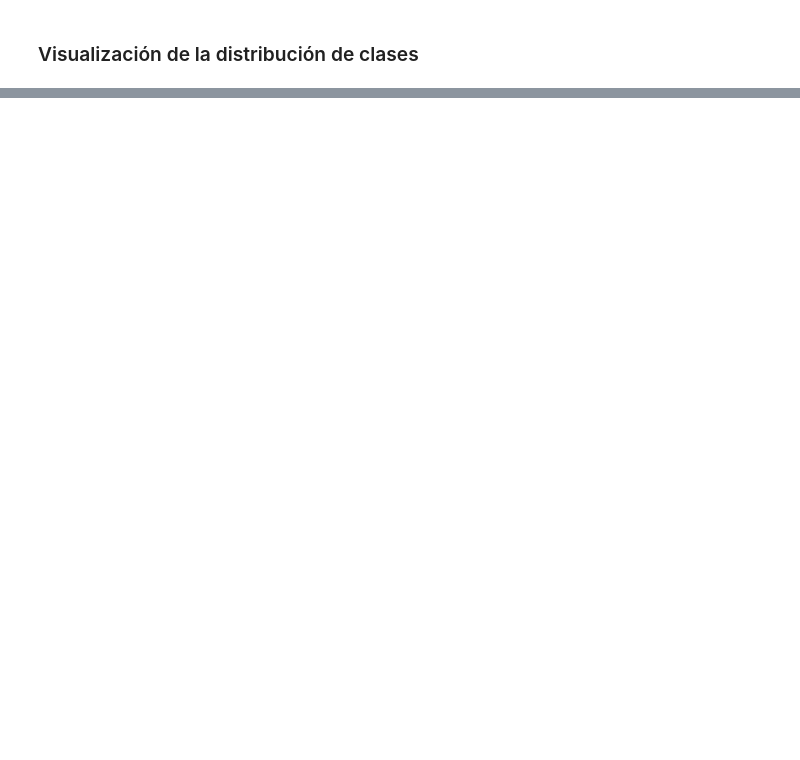
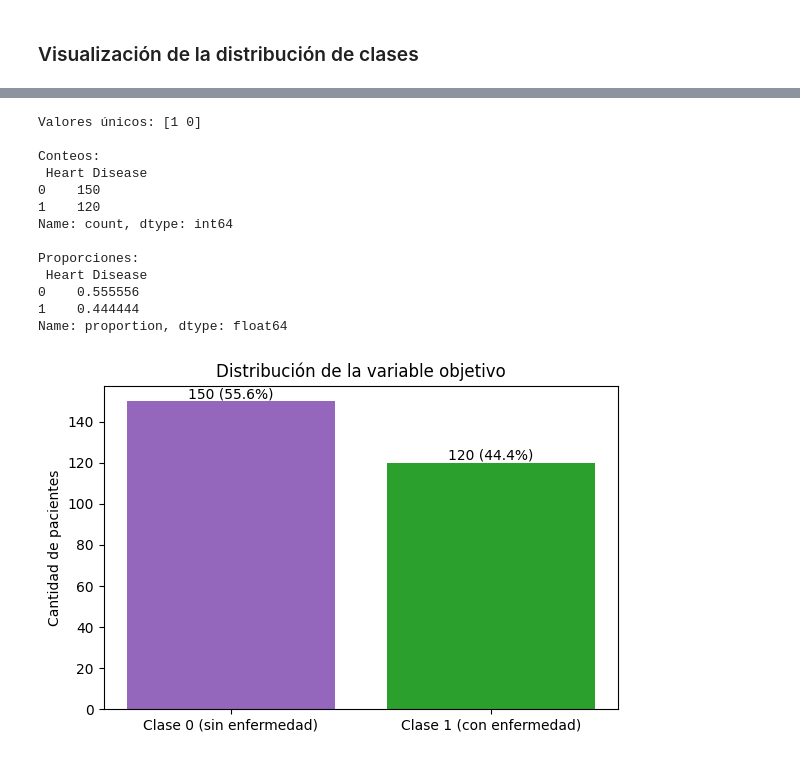
Before and after one commit to samuel-gil-r/Heart-Disease-Risk-Prediction, a Jupyter notebook: heart_disease_lr_analysis.ipynb, the cells around one changed output, grey strips where cells are left out. Drawn from its saved outputs; the diff is of its cells as text; code cells hidden in the pictures; blank space fills up the shorter version.

```diff
--- a/heart_disease_lr_analysis.ipynb
+++ b/heart_disease_lr_analysis.ipynb
@@ -107,0 +157,42 @@ plt.show()
+# %%
+target_col = "Heart Disease"
+
+df[target_col] = df[target_col].map({"Absence": 0, "Presence": 1})
+
+counts = df[target_col].value_counts().sort_index()
+props = df[target_col].value_counts(normalize=True).sort_index()
+
+print("Valores únicos:", df[target_col].unique())
+print("\nConteos:\n", counts)
+print("\nProporciones:\n", props)
+
+import matplotlib.pyplot as plt
+fig, ax = plt.subplots(figsize=(6,4))
+classes = ['Clase 0 (sin enfermedad)', 'Clase 1 (con enfermedad)']
+ax.bar([0,1], counts.values, color=[COLORS['class0'], COLORS['class1']])
+ax.set_xticks([0,1])
+ax.set_xticklabels(classes, rotation=0)
+ax.set_ylabel('Cantidad de pacientes')
+ax.set_title('Distribución de la variable objetivo')
+
+for i, val in enumerate(counts.values):
+    pct = props.values[i]*100
+    ax.text(i, val + max(counts.values)*0.01, f'{val} ({pct:.1f}%)', ha='center')
+
+plt.tight_layout()
+plt.show()
+# %% [output]
+Valores únicos: [1 0]
+
+Conteos:
+ Heart Disease
+0    150
+1    120
+Name: count, dtype: int64
+
+Proporciones:
+ Heart Disease
+0    0.555556
+1    0.444444
+Name: proportion, dtype: float64
+[figure, added]
```
Also changed, not shown: parts of 28 cells of this notebook.
